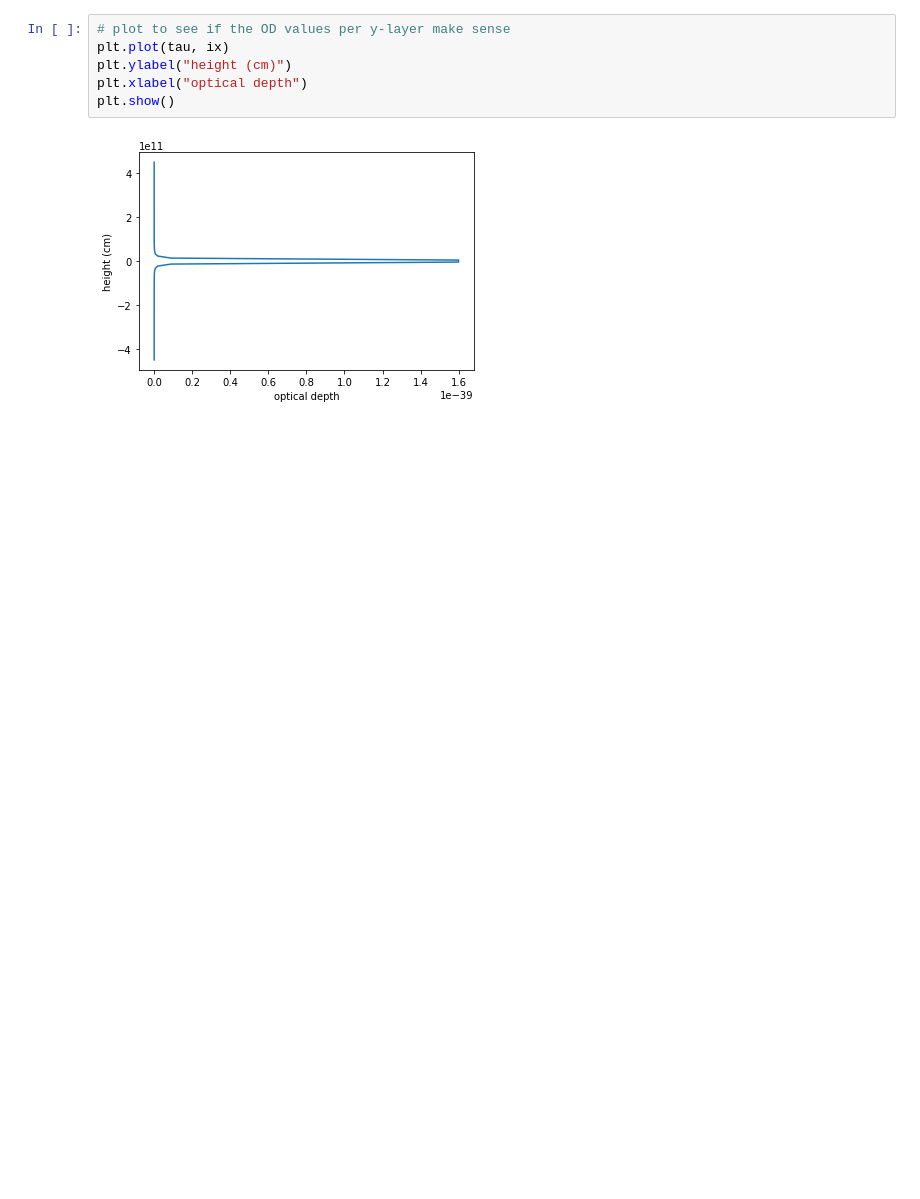
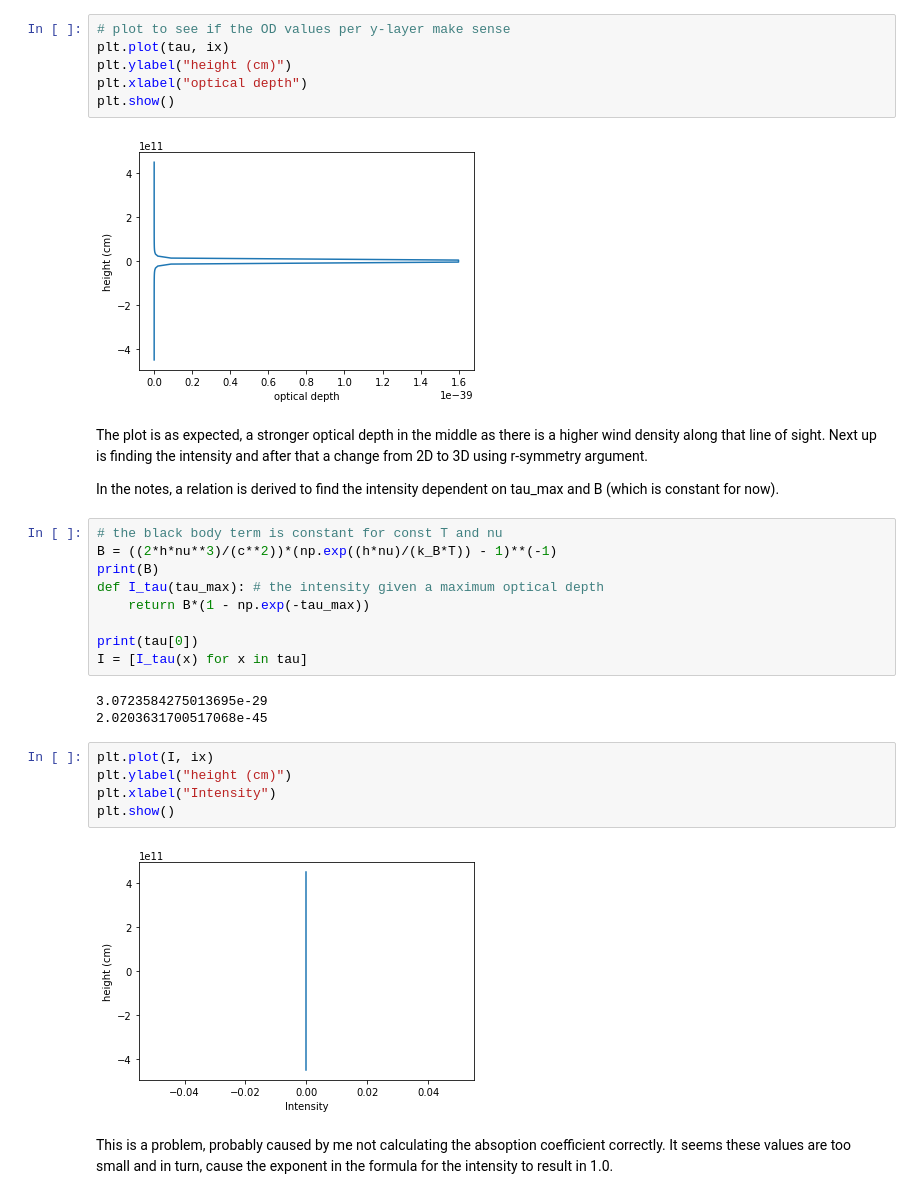
Before and after one commit to Arnau0/Bachelorproject, a Jupyter notebook: initial script.ipynb, the cells around one changed output. Saved outputs shown, nothing was run; the diff lists cells and outputs as text; blank space fills up the shorter version.

Commit message:
Add files via upload
attempt to calculate and plot the intensity to no success. This is likely because the calculations of the absorption coefficient are wrong.

```diff
--- a/initial script.ipynb
+++ b/initial script.ipynb
@@ -214,3 +214,28 @@ plt.xlabel("optical depth")
 plt.show()
 # %% [output]
 [figure]
+# %% [markdown]
+The plot is as expected, a stronger optical depth in the middle as there is a higher wind density along that line of sight. Next up is finding the intensity and after that a change from 2D to 3D using r-symmetry argument.
+
+In the notes, a relation is derived to find the intensity dependent on tau_max and B (which is constant for now).
+# %%
+# the black body term is constant for const T and nu
+B = ((2*h*nu**3)/(c**2))*(np.exp((h*nu)/(k_B*T)) - 1)**(-1)
+print(B)
+def I_tau(tau_max): # the intensity given a maximum optical depth
+    return B*(1 - np.exp(-tau_max))
+
+print(tau[0])
+I = [I_tau(x) for x in tau]
+# %% [output]
+3.0723584275013695e-29
+2.0203631700517068e-45
+# %%
+plt.plot(I, ix)
+plt.ylabel("height (cm)")
+plt.xlabel("Intensity")
+plt.show()
+# %% [output]
+[figure, added]
+# %% [markdown]
+This is a problem, probably caused by me not calculating the absoption coefficient correctly. It seems these values are too small and in turn, cause the exponent in the formula for the intensity to result in 1.0.
```
